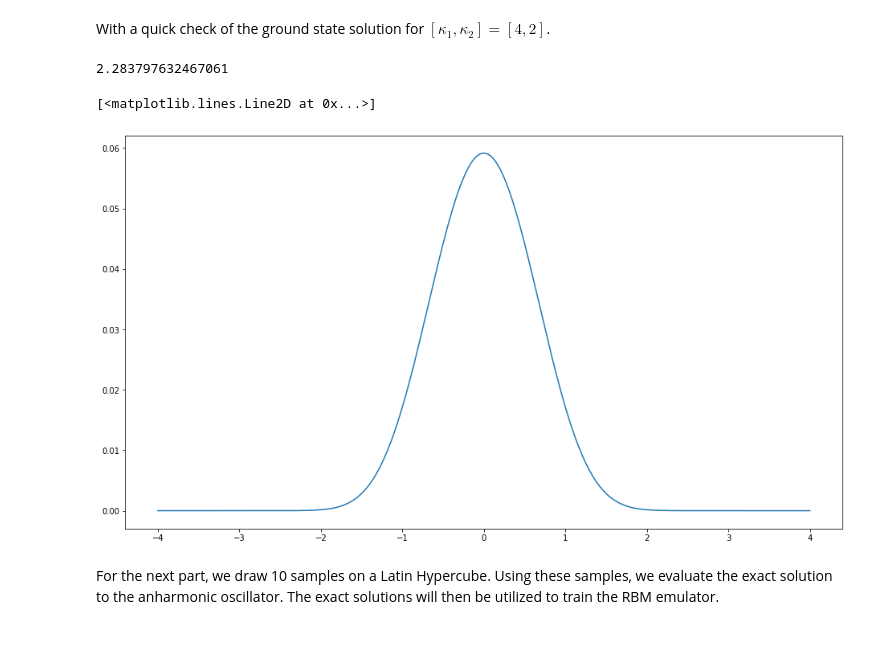
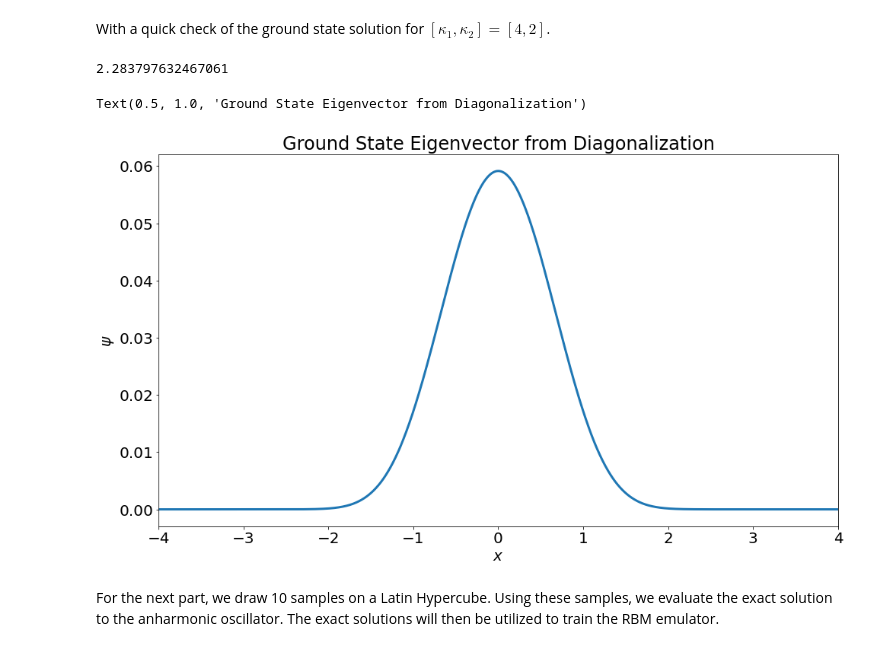
Before and after one commit to sudhanvalalit/FRIBSummerProject2023, a Jupyter notebook: RBM_methods.ipynb, the cells around one changed output. Cells and saved outputs as stored; diff of their text form; code cells hidden in the pictures.

Commit message:
made plots nice

```diff
--- a/RBM_methods.ipynb
+++ b/RBM_methods.ipynb
@@ -14,6 +14,7 @@ To begin, we start with importing the standard requisite packages.
 import numpy as np
 import matplotlib.pyplot as plt
 plt.rcParams["figure.figsize"] = (16,9)
+plt.rcParams["font.size"]=20
 import time
 from scipy.sparse import diags
 from scipy.stats import qmc
@@ -53,12 +54,16 @@ With a quick check of the ground state solution for $[\kappa_1, \kappa_2] = [4,2
 # %%
 mesh, dx = build_mesh((-4,4),2000)
 eigenvalue, eigenvector = exact_solution([4,2],mesh,dx)
 print(eigenvalue)
-plt.plot(mesh,eigenvector)
+plt.plot(mesh,eigenvector,linewidth=3)
+plt.xlabel(r"$x$")
+plt.ylabel(r"$\psi$")
+plt.xlim((-4,4))
+plt.title("Ground State Eigenvector from Diagonalization")
 # %% [output]
 2.283797632467061
-[<matplotlib.lines.Line2D at 0x...>]
+Text(0.5, 1.0, 'Ground State Eigenvector from Diagonalization')
-[figure, old version]
+[figure, new version]
 # %% [markdown]
 For the next part, we draw 10 samples on a Latin Hypercube. Using these samples, we evaluate the exact solution to the anharmonic oscillator. The exact solutions will then be utilized to train the RBM emulator.
 # %%
```
Also changed, not shown: parts of 5 cells of this notebook.
